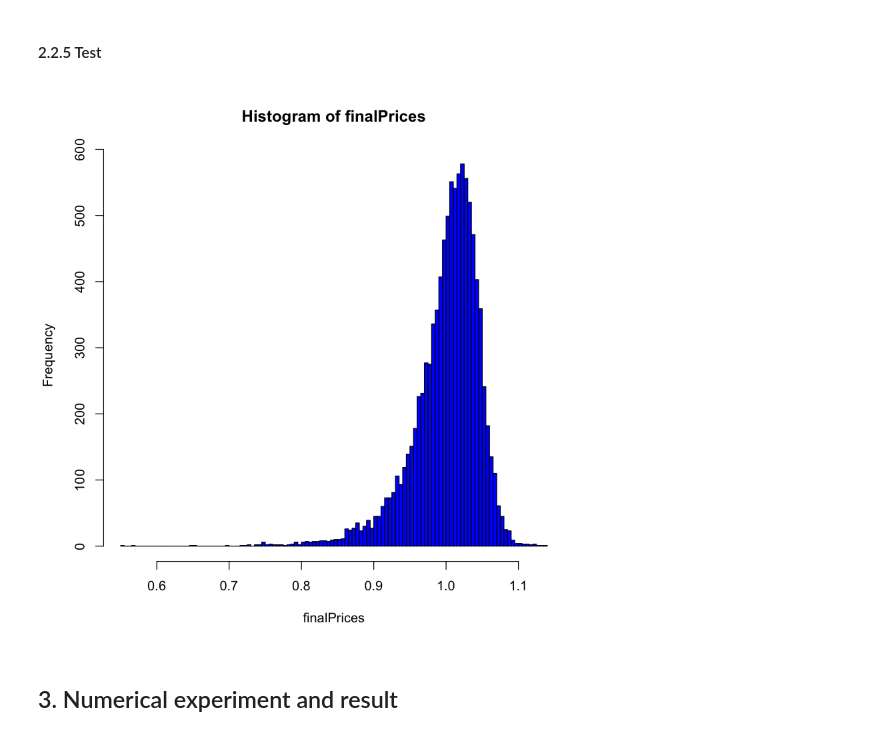
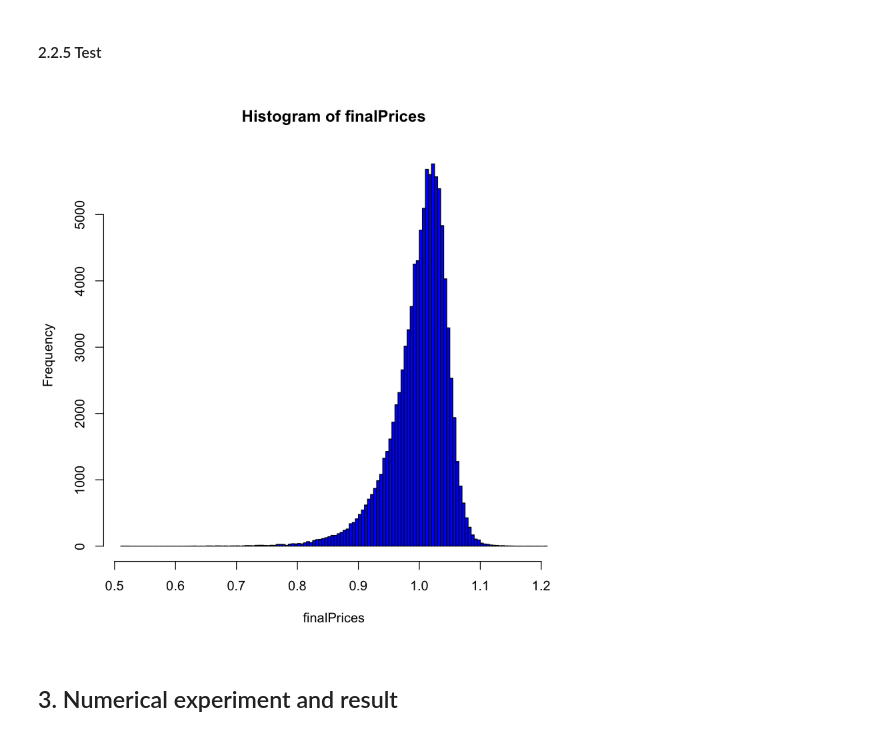
Before and after one commit to rongxinyu/capstone, a Jupyter notebook: plots/hybridscheme-bss.ipynb, the cells around one changed output. Cells and saved outputs as stored; diff of their text form; code cells hidden in the pictures.

```diff
--- a/plots/hybridscheme-bss.ipynb
+++ b/plots/hybridscheme-bss.ipynb
@@ -249,3 +234,43 @@ bstar <- function(k, alpha){
+# %%
+
+bstar <- function(k, alpha){
+  result <- ((k^(alpha+1) - (k-1)^(alpha+1)) / (alpha+1)) ^ (1/alpha)
+  return(result)
+}
+
+
+
+BSFormula <- function(S0, K, T, r, sigma)
+{
+  x <- log(S0/K)+r*T;
+  sig <- sigma*sqrt(T);
+  d1 <- x/sig+sig/2;
+  d2 <- d1 - sig;
+  pv <- exp(-r*T);
+  return( S0*pnorm(d1) - pv*K*pnorm(d2));
+}
+
+
+
+BSImpliedVolCall <- function(S0, K, T, r, C)
+{
+  nK <- length(K);
+  sigmaL <- rep(1e-10,nK);
+  CL <- BSFormula(S0, K, T, r, sigmaL);
+  sigmaH <- rep(10,nK);
+  CH <- BSFormula(S0, K, T, r, sigmaH);
+  while (mean(sigmaH - sigmaL) > 1e-10)
+  {
+    sigma <- (sigmaL + sigmaH)/2;
+    CM <- BSFormula(S0, K, T, r, sigma);
+    CL <- CL + (CM < C)*(CM-CL);
+    sigmaL <- sigmaL + (CM < C)*(sigma-sigmaL);
+    CH <- CH + (CM >= C)*(CM-CH);
+    sigmaH <- sigmaH + (CM >= C)*(sigma-sigmaH);
+  }
+  return(sigma);
+
+}
 # %% [markdown]
 #### 2.2.4 Hybrid Scheme
 # %%
@@ -319,10 +352,10 @@ hybridScheme <- function(params){
 #### 2.2.5 Test
 # %%
 params <- list(S0=1, xi=0.235^2, eta=1.9, alpha=-0.43, rho=-0.9)
-finalPrices <- hybridScheme(params)(N=10000, n=1000, kappa=1, T=0.041)
+finalPrices <- hybridScheme(params)(N=1e5, n=1000, kappa=1, T=0.041)
 hist(finalPrices, col='blue', breaks=100)
 # %% [output]
-[figure, old version]
+[figure, new version]
 # %% [markdown]
 ## 3. Numerical experiment and result
 # %% [markdown]
```
Also changed, not shown: parts of 6 cells of this notebook, 2 other files.
